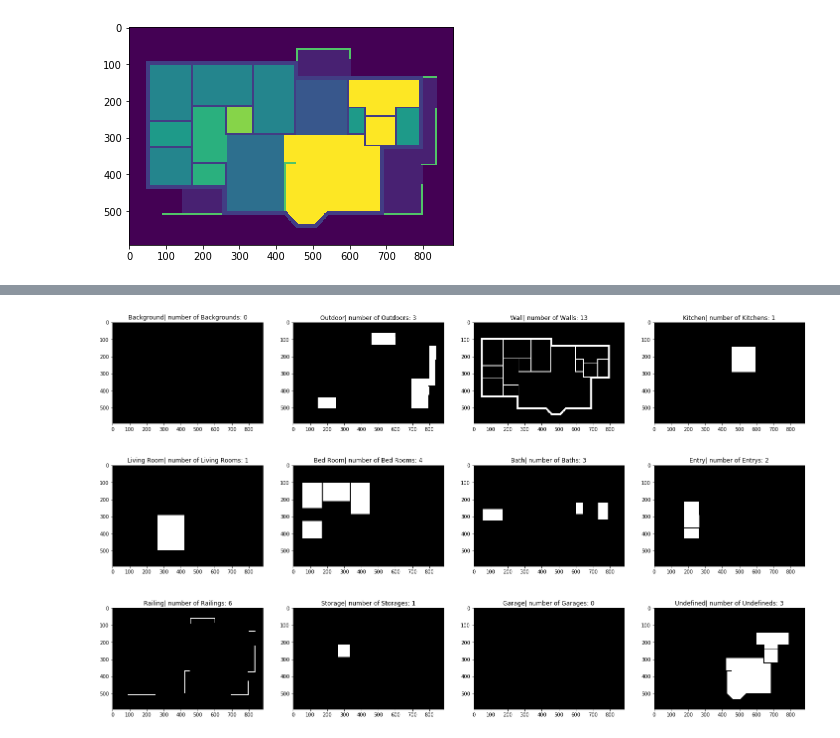
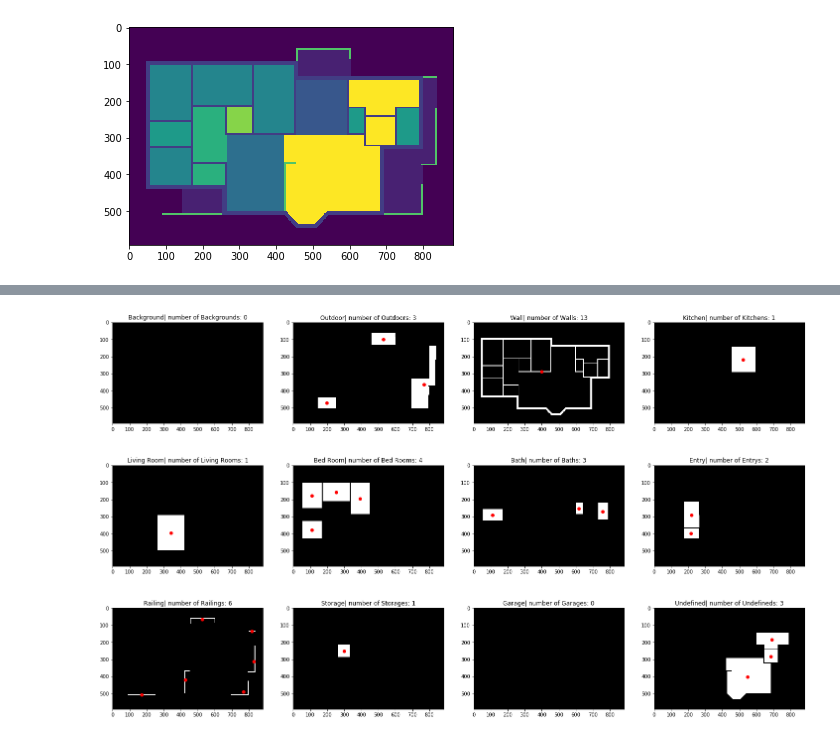
Before and after one commit to lianqiann/CubicasaProj, a Jupyter notebook: ds2-EDA.ipynb, the cells around one changed output, grey strips where cells are left out. Drawn from its saved outputs; the diff is of its cells as text; code cells hidden in the pictures.

Commit message:
updates on tagging center of mass

```diff
--- a/ds2-EDA.ipynb
+++ b/ds2-EDA.ipynb
@@ -117,3 +110,0 @@ yimg = x.astype(np.uint8)
-# %%
-contours, hierarchy = cv2.findContours(yimg.copy(),\
-                                       cv2.RETR_LIST,cv2.CHAIN_APPROX_SIMPLE)
@@ -119,0 +113,10 @@ contours, hierarchy = cv2.findContours(yimg.copy(),\
+# %%
+#Finding center of mass of the ICONS AND ROOMS
+y = copy.copy(label_np[0])
+y[label_np[0] != 1] = 0
+y = y.astype(np.uint8)
+y_label = ndimage.label(y)[0]
+center = ndimage.measurements.center_of_mass(y,y_label,[1,2,3])
+for i in center:
+    plt.scatter(i[1],i[0],c="red")
+plt.imshow(y)
@@ -122,6 +128,8 @@ contours, hierarchy = cv2.findContours(yimg.copy(),\
 j = 0
 k = 0
 fig,axes = plt.subplots(3,4,figsize=(25,15))
+
+ROOM_POSITION_DIC={}
 for i in range(12):
     if i % 4 ==0 and i !=0:
         j += 1
@@ -130,7 +138,16 @@ for i in range(12):
     x = copy.copy(label_np[0])
     x[label_np[0] != i] = 0
     x = x.astype(np.uint8)
+    x_label = ndimage.label(x)[0]
     contours, _ = cv2.findContours(x,cv2.RETR_LIST,cv2.CHAIN_APPROX_SIMPLE)
+    try:
+        center = ndimage.measurements.center_of_mass(x,x_label,list(range(1,len(contours)+1)))
+        ROOM_POSITION_DIC[room_classes[i]] = center
+        for q in center:
+            axes[j][k].scatter(q[1],q[0],c="red")
+    except:
+        pass
+
     axes[j][k].imshow(x,cmap="gray")
     axes[j][k].set_title(room_classes[i]+"| number of "+room_classes[i] + "s: "+ str(len(contours)))
     k+=1
@@ -139 +156 @@ Wall time: 156 ms
-[figure, old version]
+[figure, new version]
```
Also changed, not shown: parts of 10 cells of this notebook.
